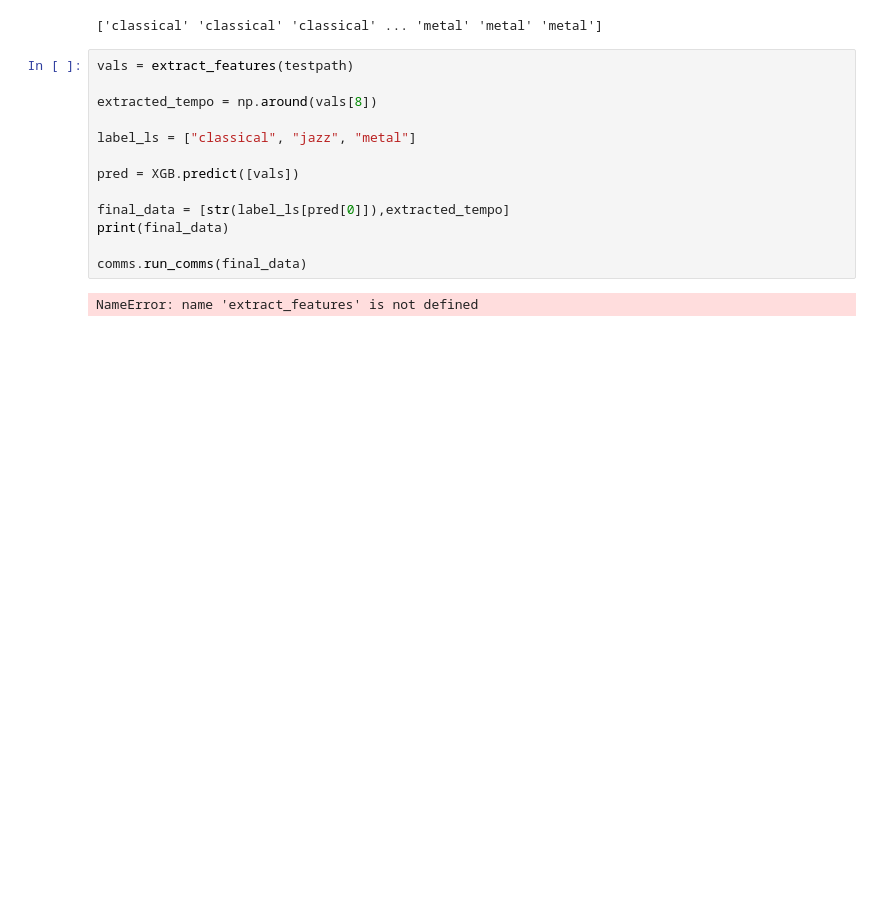
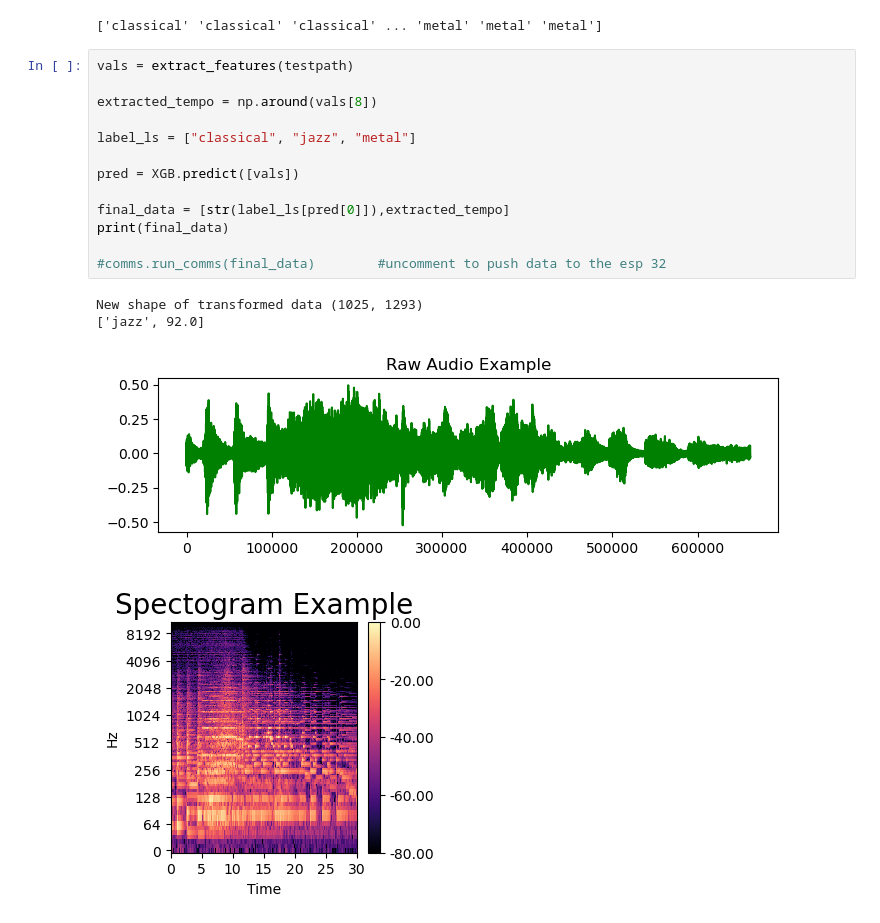
Before and after one commit to Rohanmrao/Audio_Visualizer, a Jupyter notebook: alpha6.ipynb, the cells around one changed output. Cells and saved outputs as stored; diff of their text form; blank space fills up the shorter version.

```diff
--- a/alpha6.ipynb
+++ b/alpha6.ipynb
@@ -312,15 +310,18 @@ print(original_labels)
 # %%
 vals = extract_features(testpath)
 
 extracted_tempo = np.around(vals[8])
 
 label_ls = ["classical", "jazz", "metal"]
 
 pred = XGB.predict([vals])
 
 final_data = [str(label_ls[pred[0]]),extracted_tempo]
 print(final_data)
 
-comms.run_comms(final_data)
+#comms.run_comms(final_data)        #uncomment to push data to the esp 32
 # %% [output]
-NameError: name 'extract_features' is not defined
+New shape of transformed data (1025, 1293)
+['jazz', 92.0]
+[figure, added]
+[figure, added]
```
Also changed, not shown: parts of 2 cells of this notebook, 1 other file.
